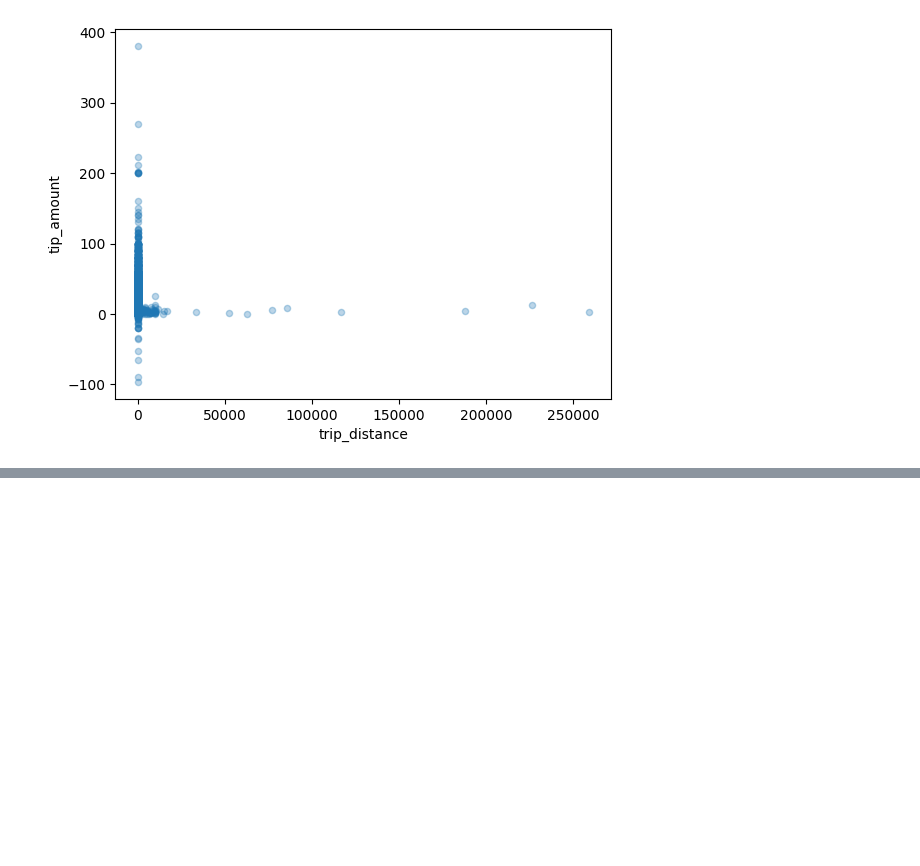
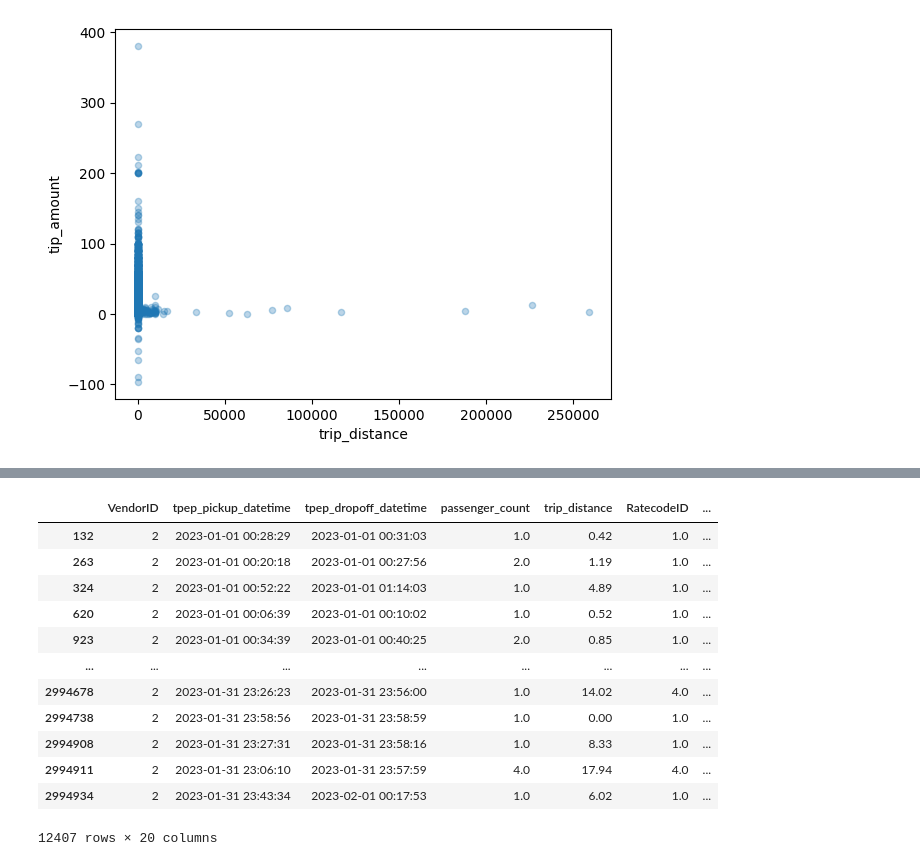
Before and after one commit to daminabence/time-series-forecasting-platform, a Jupyter notebook: notebooks/01_initial_exploration.ipynb, the cells around one changed output, grey strips where cells are left out. Cells and saved outputs as stored; diff of their text form; code cells hidden in the pictures; blank space fills up the shorter version.

```diff
--- a/notebooks/01_initial_exploration.ipynb
+++ b/notebooks/01_initial_exploration.ipynb
@@ -101,0 +250,16 @@ Timedelta('0 days 00:15:40.139710')
+# %%
+df_jan[df_jan['extra'] < 0]
+# %% [output]
+|  | VendorID | tpep_pickup_datetime | tpep_dropoff_datetime | passenger_count | trip_distance | RatecodeID | ... |
+| 132 | 2 | 2023-01-01 00:28:29 | 2023-01-01 00:31:03 | 1.0 | 0.42 | 1.0 | ... |
+| 263 | 2 | 2023-01-01 00:20:18 | 2023-01-01 00:27:56 | 2.0 | 1.19 | 1.0 | ... |
+| 324 | 2 | 2023-01-01 00:52:22 | 2023-01-01 01:14:03 | 1.0 | 4.89 | 1.0 | ... |
+| 620 | 2 | 2023-01-01 00:06:39 | 2023-01-01 00:10:02 | 1.0 | 0.52 | 1.0 | ... |
+| 923 | 2 | 2023-01-01 00:34:39 | 2023-01-01 00:40:25 | 2.0 | 0.85 | 1.0 | ... |
+| ... | ... | ... | ... | ... | ... | ... | ... |
+| 2994678 | 2 | 2023-01-31 23:26:23 | 2023-01-31 23:56:00 | 1.0 | 14.02 | 4.0 | ... |
+| 2994738 | 2 | 2023-01-31 23:58:56 | 2023-01-31 23:58:59 | 1.0 | 0.00 | 1.0 | ... |
+| 2994908 | 2 | 2023-01-31 23:27:31 | 2023-01-31 23:58:16 | 1.0 | 8.33 | 1.0 | ... |
+| 2994911 | 2 | 2023-01-31 23:06:10 | 2023-01-31 23:57:59 | 4.0 | 17.94 | 4.0 | ... |
+| 2994934 | 2 | 2023-01-31 23:43:34 | 2023-02-01 00:17:53 | 1.0 | 6.02 | 1.0 | ... |
+12407 rows × 20 columns
```
Also changed, not shown: parts of 22 cells of this notebook.
